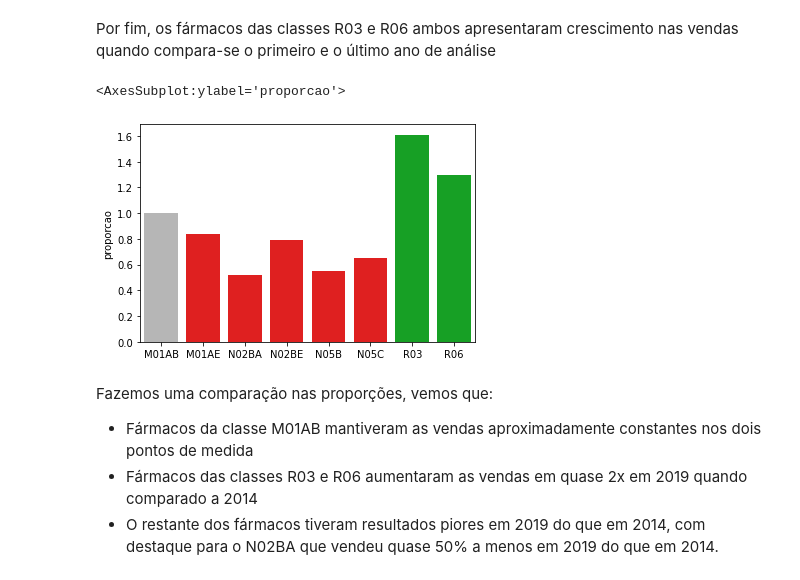
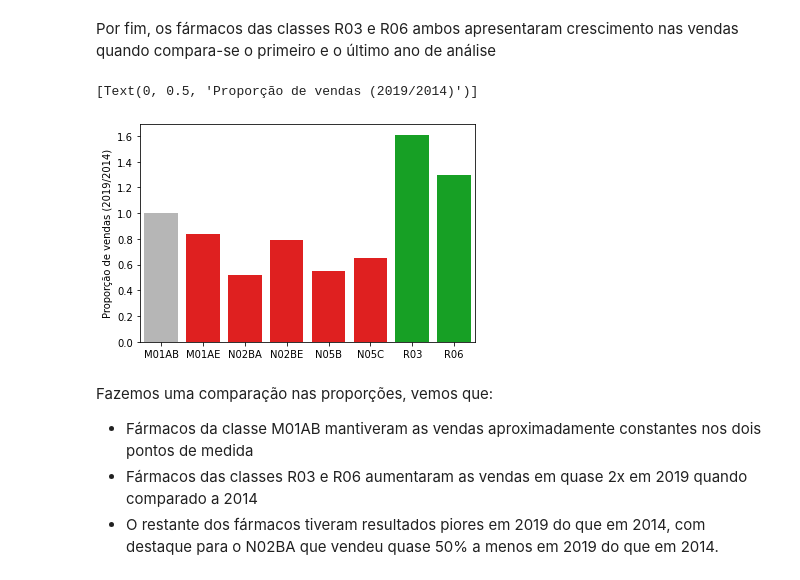
Before and after one commit to ailafelixa/EDA-Pharmaceutical-Sales, a Jupyter notebook: pharma-sales-analysis.ipynb, the cells around one changed output. Saved outputs shown, nothing was run; the diff lists cells and outputs as text; code cells hidden in the pictures.

```diff
--- a/pharma-sales-analysis.ipynb
+++ b/pharma-sales-analysis.ipynb
@@ -217,11 +217,12 @@ Por fim, os fármacos das classes R03 e R06 ambos apresentaram crescimento nas v
 # %%
 #Agora vamos visualizar os dados juntos para termos uma noção global do crescimento e decréscimo proporcional para cada medicamento
 #Para não ter que definir manualmente todas as cores, vamos elaborar uma paleta de cores de forma condicional
 cores_prop = ['red' if num < 1 else '#00B713' if num > 1 else '#B6B6B6' for num in proporcao.proporcao]
-sns.barplot(x=proporcao.index, y=proporcao.proporcao, palette=cores_prop)
+bp = sns.barplot(x=proporcao.index, y=proporcao.proporcao, palette=cores_prop)
+bp.set(ylabel='Proporção de vendas (2019/2014)')
 # %% [output]
-<AxesSubplot:ylabel='proporcao'>
+[Text(0, 0.5, 'Proporção de vendas (2019/2014)')]
-[figure, old version]
+[figure, new version]
 # %% [markdown]
 Fazemos uma comparação nas proporções, vemos que:
 * Fármacos da classe M01AB mantiveram as vendas aproximadamente constantes nos dois pontos de medida
```
Also changed, not shown: parts of 4 cells of this notebook.
